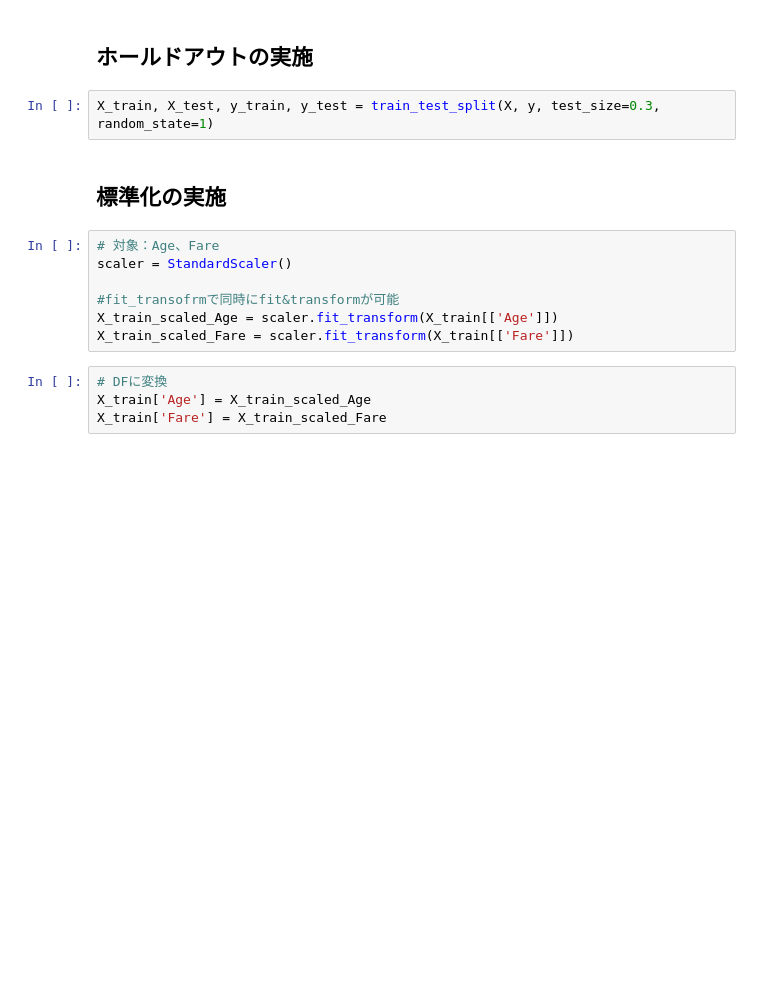
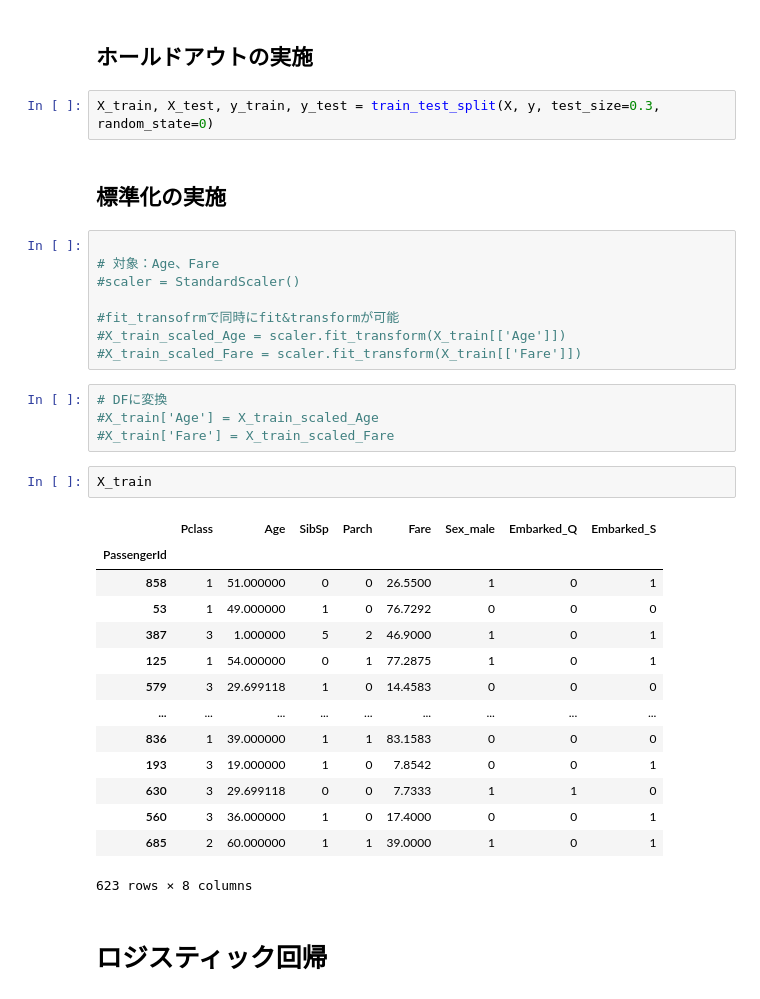
Before and after one commit to YukiteruKoide/titanic, a Jupyter notebook: titanic.ipynb, the cells around one changed output. Cells and saved outputs as stored; diff of their text form; blank space fills up the shorter version.

```diff
--- a/titanic.ipynb
+++ b/titanic.ipynb
@@ -229,17 +306,37 @@ X = pd.get_dummies(X, drop_first=True)
 # %% [markdown]
 ## ホールドアウトの実施
 # %%
-X_train, X_test, y_train, y_test = train_test_split(X, y, test_size=0.3, random_state=1)
+X_train, X_test, y_train, y_test = train_test_split(X, y, test_size=0.3, random_state=0)
 # %% [markdown]
 ## 標準化の実施
 # %%
+
 # 対象：Age、Fare
-scaler = StandardScaler()
+#scaler = StandardScaler()
 
 #fit_transofrmで同時にfit&transformが可能
-X_train_scaled_Age = scaler.fit_transform(X_train[['Age']])
-X_train_scaled_Fare = scaler.fit_transform(X_train[['Fare']])
+#X_train_scaled_Age = scaler.fit_transform(X_train[['Age']])
+#X_train_scaled_Fare = scaler.fit_transform(X_train[['Fare']])
 # %%
 # DFに変換
-X_train['Age'] = X_train_scaled_Age
-X_train['Fare'] = X_train_scaled_Fare
+#X_train['Age'] = X_train_scaled_Age
+#X_train['Fare'] = X_train_scaled_Fare
+# %%
+X_train
+# %% [output]
+|  | Pclass | Age | SibSp | Parch | Fare | Sex_male | Embarked_Q | Embarked_S |
+| PassengerId |  |  |  |  |  |  |  |  |
+| 858 | 1 | 51.000000 | 0 | 0 | 26.5500 | 1 | 0 | 1 |
+| 53 | 1 | 49.000000 | 1 | 0 | 76.7292 | 0 | 0 | 0 |
+| 387 | 3 | 1.000000 | 5 | 2 | 46.9000 | 1 | 0 | 1 |
+| 125 | 1 | 54.000000 | 0 | 1 | 77.2875 | 1 | 0 | 1 |
+| 579 | 3 | 29.699118 | 1 | 0 | 14.4583 | 0 | 0 | 0 |
+| ... | ... | ... | ... | ... | ... | ... | ... | ... |
+| 836 | 1 | 39.000000 | 1 | 1 | 83.1583 | 0 | 0 | 0 |
+| 193 | 3 | 19.000000 | 1 | 0 | 7.8542 | 0 | 0 | 1 |
+| 630 | 3 | 29.699118 | 0 | 0 | 7.7333 | 1 | 1 | 0 |
+| 560 | 3 | 36.000000 | 1 | 0 | 17.4000 | 0 | 0 | 1 |
+| 685 | 2 | 60.000000 | 1 | 1 | 39.0000 | 1 | 0 | 1 |
+623 rows × 8 columns
+# %% [markdown]
+# ロジスティック回帰
```
Also changed, not shown: parts of 13 cells of this notebook.
